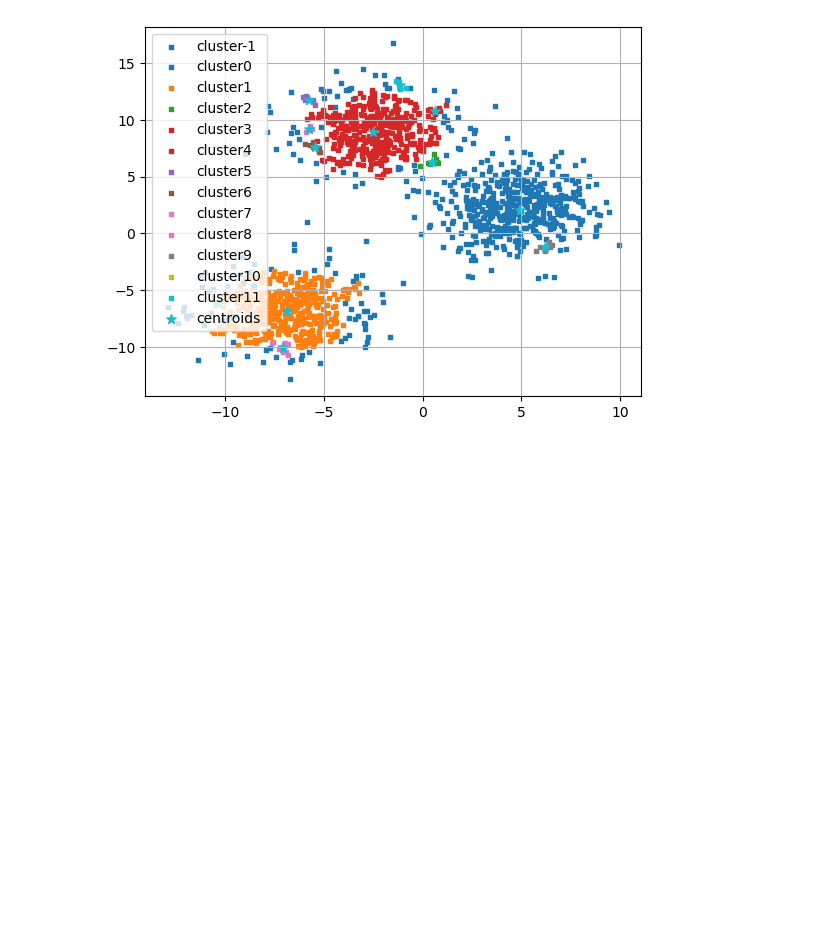
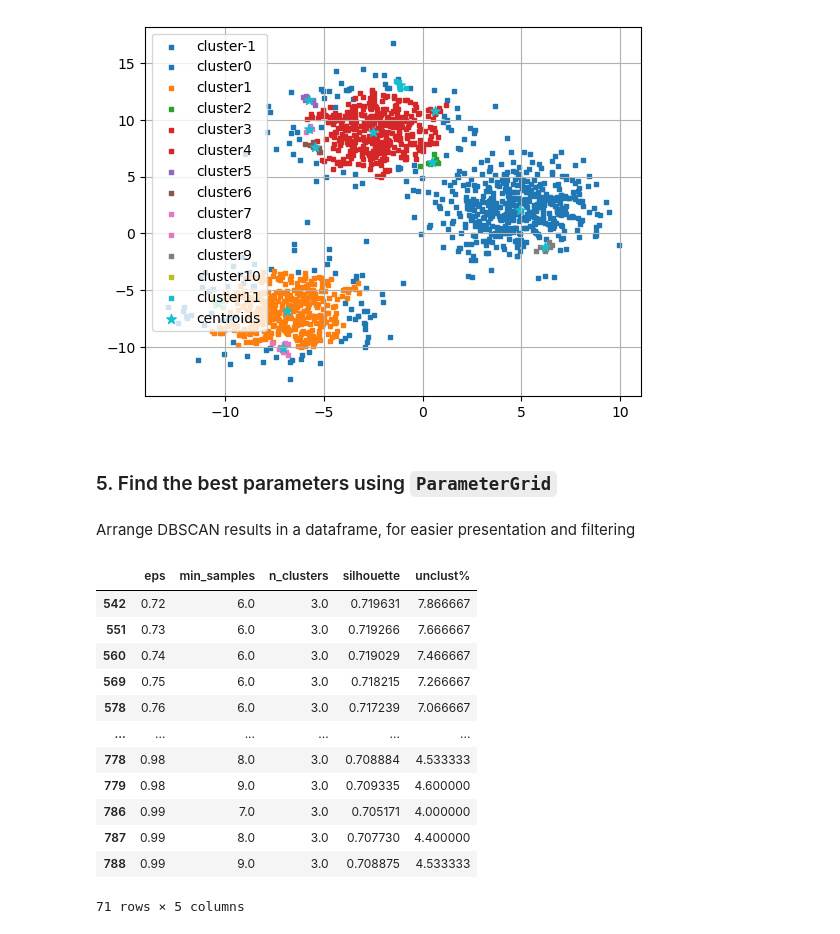
Before and after one commit to Rezashatery/clustering-DBSCAN, a Jupyter notebook: clustering-DBSCAN.ipynb, the cells around one changed output. Saved outputs shown, nothing was run; the diff lists cells and outputs as text; code cells hidden in the pictures; blank space fills up the shorter version.

Commit message:
find parameters using parameterGrid

```diff
--- a/clustering-DBSCAN.ipynb
+++ b/clustering-DBSCAN.ipynb
@@ -166,3 +166,45 @@ for i in cluster_labels:
 plot_clusters(X,y_db,dim=(focus[0],focus[1]), points = cluster_centers)
 # %% [output]
 [figure]
+# %% [markdown]
+### 5. Find the best parameters using `ParameterGrid`
+# %%
+param_grid = {'eps': list(np.arange(0.01, 1, 0.01)), 'min_samples': list(range(1,10,1))}
+params = list(ParameterGrid(param_grid))
+# %% [markdown]
+Arrange DBSCAN results in a dataframe, for easier presentation and filtering
+# %%
+dbscan_out = pd.DataFrame(columns =  ['eps','min_samples','n_clusters','silhouette', 'unclust%'])
+for i in range(len(params)):
+    db = DBSCAN(**(params[i]))
+    y_db = db.fit_predict(X)
+    cluster_labels_all = np.unique(y_db)
+    cluster_labels = cluster_labels_all[cluster_labels_all != -1]
+    n_clusters = len(cluster_labels)
+    if n_clusters > 1:
+        X_cl = X[y_db!=-1,:]
+        y_db_cl = y_db[y_db!=-1]
+        silhouette = silhouette_score(X_cl,y_db_cl)
+        uncl_p = (1 - y_db_cl.shape[0]/y_db.shape[0]) * 100
+        dbscan_out.loc[len(dbscan_out)] = [db.eps, db.min_samples, n_clusters, silhouette, uncl_p]
+# %%
+sil_thr = 0.7  # visualize results only for combinations with silhouette above the threshold
+unc_thr = 10 # visualize results only for combinations with unclustered% below the threshold
+n_clu_max_thr = 4
+dbscan_out[(dbscan_out['silhouette']>=sil_thr)\
+         & (dbscan_out['unclust%']<=unc_thr)\
+         & (dbscan_out['n_clusters']<=n_clu_max_thr)]
+# %% [output]
+|  | eps | min_samples | n_clusters | silhouette | unclust% |
+| 542 | 0.72 | 6.0 | 3.0 | 0.719631 | 7.866667 |
+| 551 | 0.73 | 6.0 | 3.0 | 0.719266 | 7.666667 |
+| 560 | 0.74 | 6.0 | 3.0 | 0.719029 | 7.466667 |
+| 569 | 0.75 | 6.0 | 3.0 | 0.718215 | 7.266667 |
+| 578 | 0.76 | 6.0 | 3.0 | 0.717239 | 7.066667 |
+| ... | ... | ... | ... | ... | ... |
+| 778 | 0.98 | 8.0 | 3.0 | 0.708884 | 4.533333 |
+| 779 | 0.98 | 9.0 | 3.0 | 0.709335 | 4.600000 |
+| 786 | 0.99 | 7.0 | 3.0 | 0.705171 | 4.000000 |
+| 787 | 0.99 | 8.0 | 3.0 | 0.707730 | 4.400000 |
+| 788 | 0.99 | 9.0 | 3.0 | 0.708875 | 4.533333 |
+71 rows × 5 columns
```
